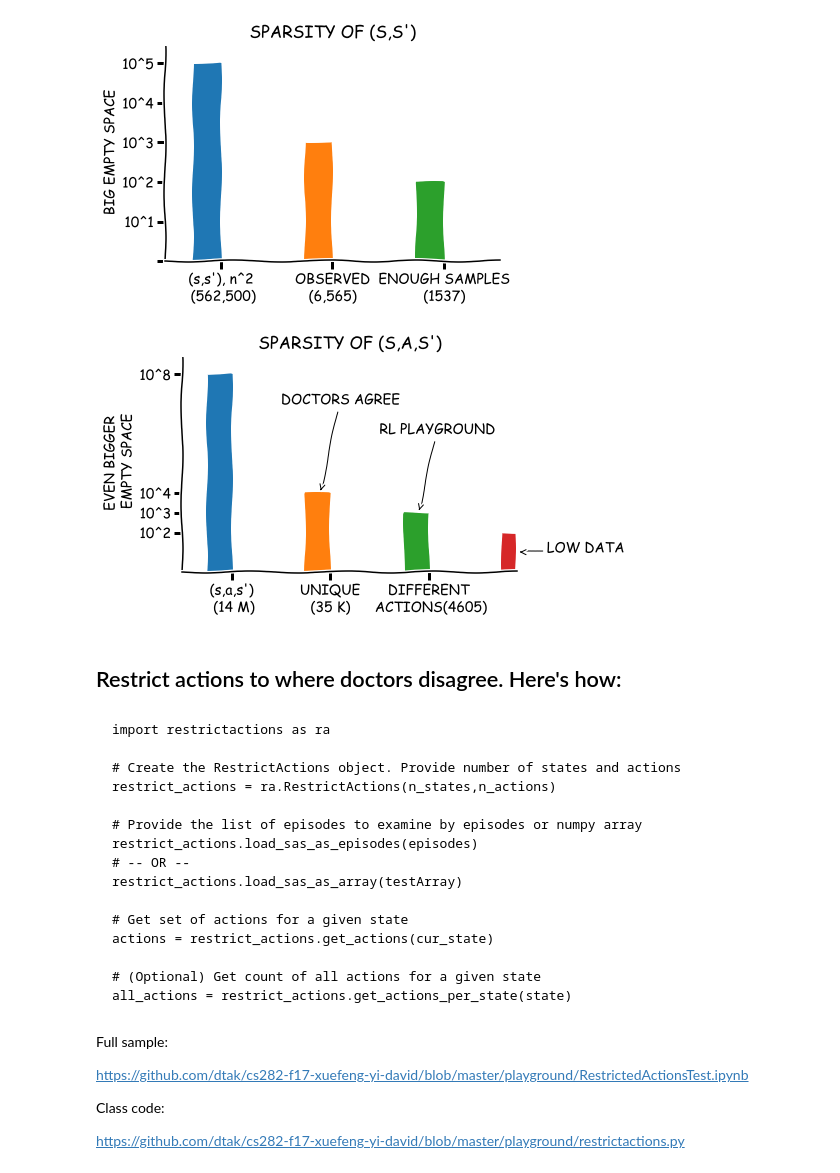
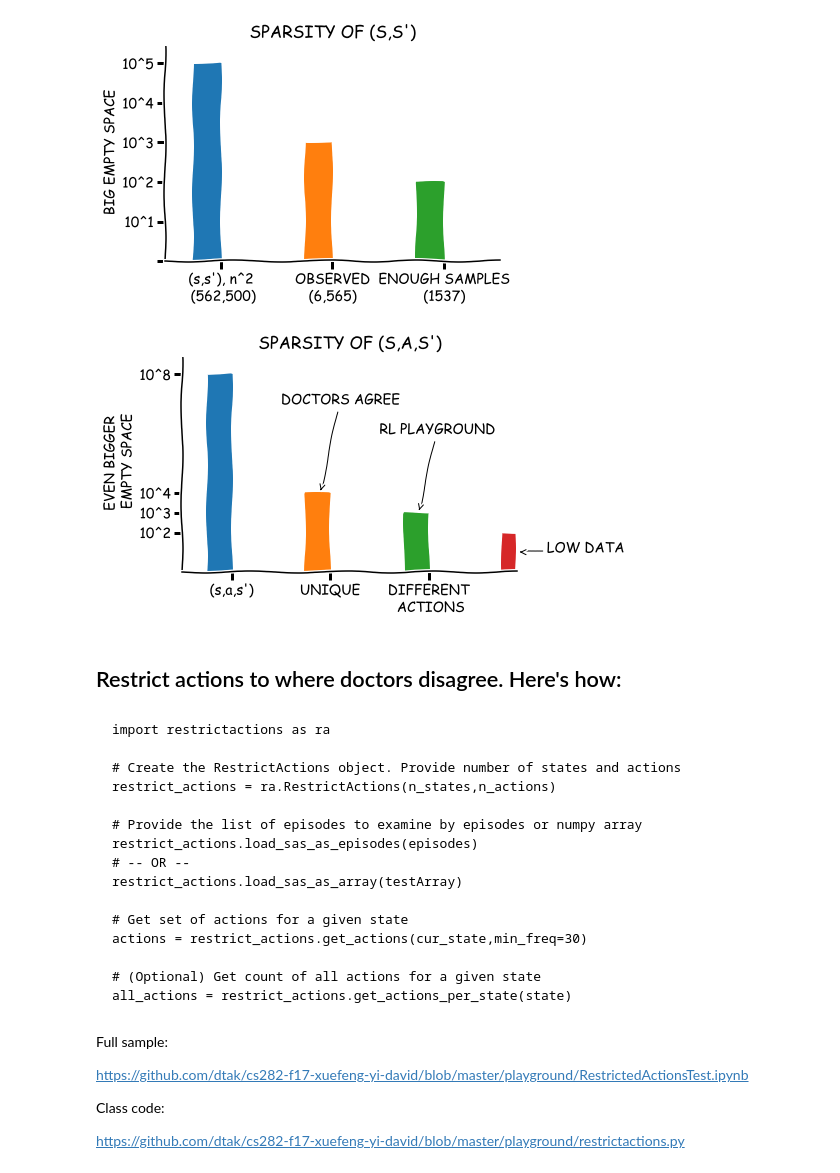
Before and after one commit to wihl/cs282-f17-xuefeng-yi-david, a Jupyter notebook: playground/ClusterAnalysisSlides.ipynb, the cells around one changed output. Saved outputs shown, nothing was run; the diff lists cells and outputs as text; code cells hidden in the pictures.

Commit message:
updated restrictaction to include min_freq; corrected action counts

```diff
--- a/playground/ClusterAnalysisSlides.ipynb
+++ b/playground/ClusterAnalysisSlides.ipynb
@@ -60,35 +62,35 @@ ax.bar([-0.125, -0.125], [0, 100], .25)
 ax.bar([.875, .875], [0, 40], .25)
 ax.bar([1.875, 1.875], [0, 30], .25)
 ax.bar([2.875, 2.875], [0, 20], .25)
 
 ax.spines['right'].set_color('none')
 ax.spines['top'].set_color('none')
 ax.xaxis.set_ticks_position('bottom')
 ax.set_xticks([0, 1, 2,3])
 ax.set_yticks([ 20,30, 40, 100])
 ax.set_xlim([-0.5, 2.9])
 ax.set_ylim([0, 110])
-ax.set_xticklabels(['(s,a,s\')\n (14 M)', 'UNIQUE\n(35 K)','DIFFERENT\n ACTIONS(4605)','NO DATA\n'])
+ax.set_xticklabels(['(s,a,s\')', 'UNIQUE','DIFFERENT\n ACTIONS','NO DATA\n'])
 ax.set_yticklabels(['10^2','10^3','10^4','10^8'])
 ax.set_ylabel('EVEN BIGGER\n EMPTY SPACE')
 plt.annotate(
     'DOCTORS AGREE',
     xy=(0.9,40), arrowprops=dict(arrowstyle='->'), xytext=(.5, 85))
 
 
 plt.annotate(
     'RL PLAYGROUND',
     xy=(1.9,30), arrowprops=dict(arrowstyle='->'), xytext=(1.5, 70))
 
 plt.annotate(
     'LOW DATA',
     xy=(2.9,10), arrowprops=dict(arrowstyle='->'), xytext=(3.2, 10))
 
 plt.title("SPARSITY OF (S,A,S')")
 
 plt.show()
 # %% [output]
-[figure, old version]
+[figure, new version]
 # %% [markdown]
 ## Restrict actions to where doctors disagree. Here's how:
 # %% [markdown]
@@ -104,7 +106,7 @@ restrict_actions.load_sas_as_episodes(episodes)
 restrict_actions.load_sas_as_array(testArray)
 
 # Get set of actions for a given state
-actions = restrict_actions.get_actions(cur_state)
+actions = restrict_actions.get_actions(cur_state,min_freq=30)
 
 # (Optional) Get count of all actions for a given state
 all_actions = restrict_actions.get_actions_per_state(state)
```
Also changed, not shown: parts of 1 cell of this notebook, 6 other files.
